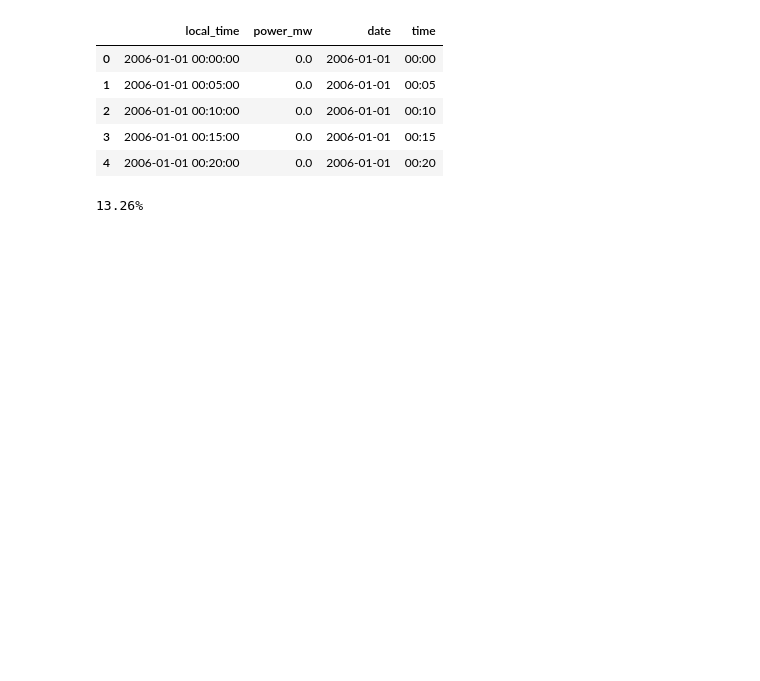
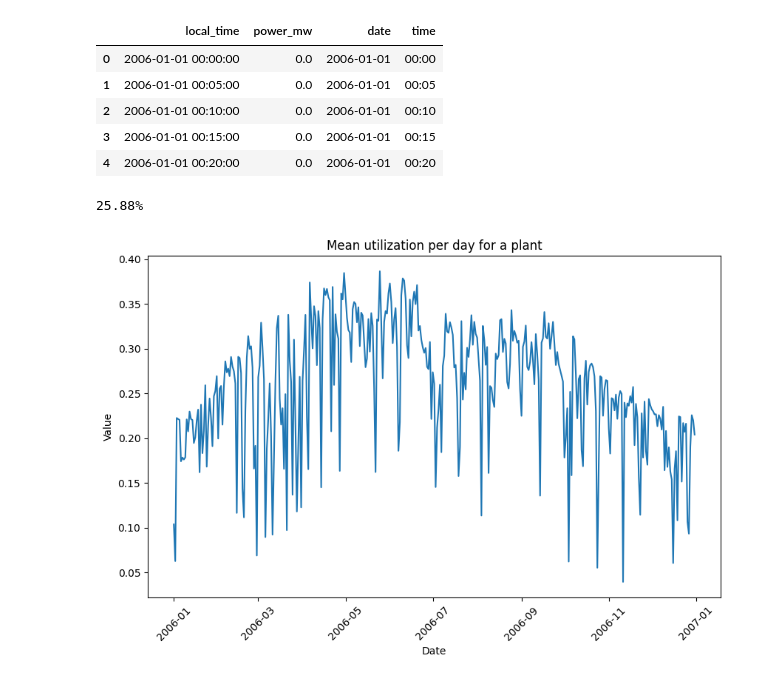
Before and after one commit to alecchendev/solar, a Jupyter notebook: solar_modeling.ipynb, the cells around one changed output. Drawn from its saved outputs; the diff is of its cells as text; code cells hidden in the pictures; blank space fills up the shorter version.

```diff
--- a/solar_modeling.ipynb
+++ b/solar_modeling.ipynb
@@ -392,8 +394,8 @@ Map saved as 'il_map.html' - open in browser to view
 # %%
 # Goal: plot the power generation over a day
 # %%
-# actual_df = files_df.loc[(files_df["data_type"] == DataType.ACTUAL) & (files_df[STATE_COL] == "az")]
-actual_df = files_df.loc[(files_df["data_type"] == DataType.ACTUAL) & (files_df[STATE_COL] == "il")]
+actual_df = files_df.loc[(files_df["data_type"] == DataType.ACTUAL) & (files_df[STATE_COL] == "az")]
+# actual_df = files_df.loc[(files_df["data_type"] == DataType.ACTUAL) & (files_df[STATE_COL] == "il")]
 actual_df.head()
 # %% [output]
 |  | state | filename | data_type | latitude | longitude | weather_year | pv_type | capacity_mw | ... |
@@ -405,7 +407,7 @@ actual_df.head()
 # %%
-# median_cap_df = actual_df.loc[actual_df["capacity_mw"] == actual_df["capacity_mw"].median()]
+median_cap_df = actual_df.loc[actual_df["capacity_mw"] == actual_df["capacity_mw"].median()]
+median_cap_df
+# median_cap_df = actual_df.loc[(actual_df["latitude"] == 41.75) & (actual_df["longitude"] == -87.95)]
 # median_cap_df
-median_cap_df = actual_df.loc[(actual_df["latitude"] == 41.75) & (actual_df["longitude"] == -87.95)]
-median_cap_df
 # %% [output]
 |  | state | filename | data_type | latitude | longitude | weather_year | pv_type | capacity_mw | ... |
@@ -516,4 +533,16 @@ df.head()
 mean_util = df["power_mw"].mean() / row["capacity_mw"] * 100
 print(f"{mean_util:.2f}%")
 # %% [output]
-13.26%
+25.88%
+# %%
+day_df = (df.groupby(by=["date"])["power_mw"].mean() / row["capacity_mw"]).reset_index()
+
+plt.figure(figsize=(10, 6))  # Set figure size
+plt.plot(day_df['date'], day_df['power_mw'])  # Line plot with markers
+plt.title('Mean utilization per day for a plant')  # Add title
+plt.xlabel('Date')  # Label x-axis
+plt.ylabel('Value')  # Label y-axis
+plt.xticks(rotation=45)  # Rotate x-axis labels for readability
+plt.show()  # Display the plot
+# %% [output]
+[figure, added]
```
Also changed, not shown: parts of 9 cells of this notebook.
